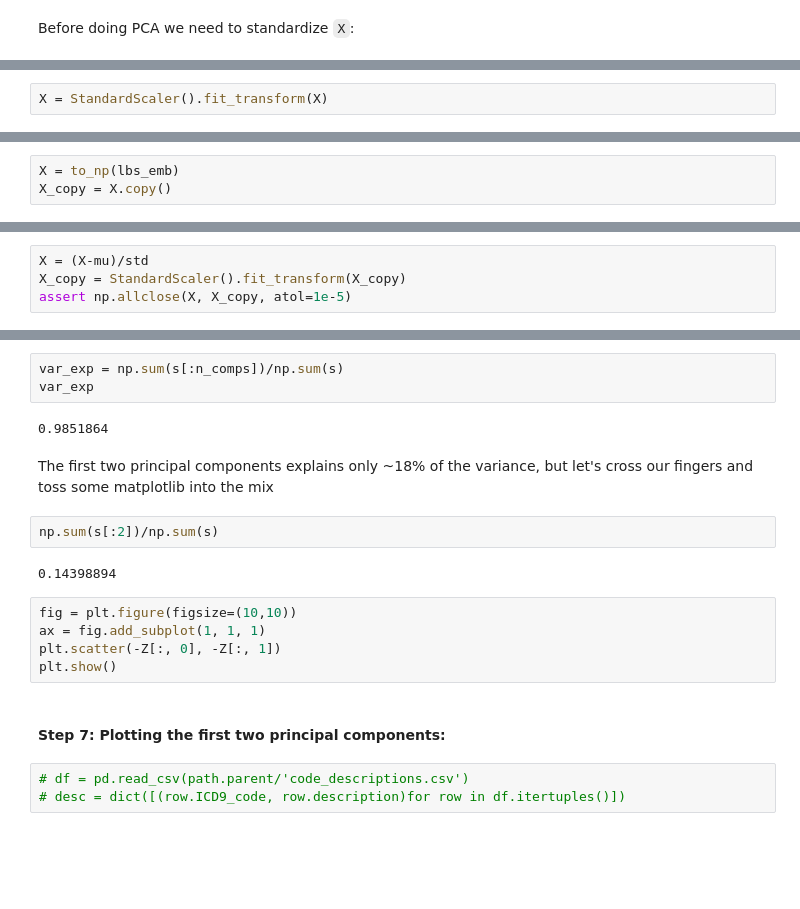
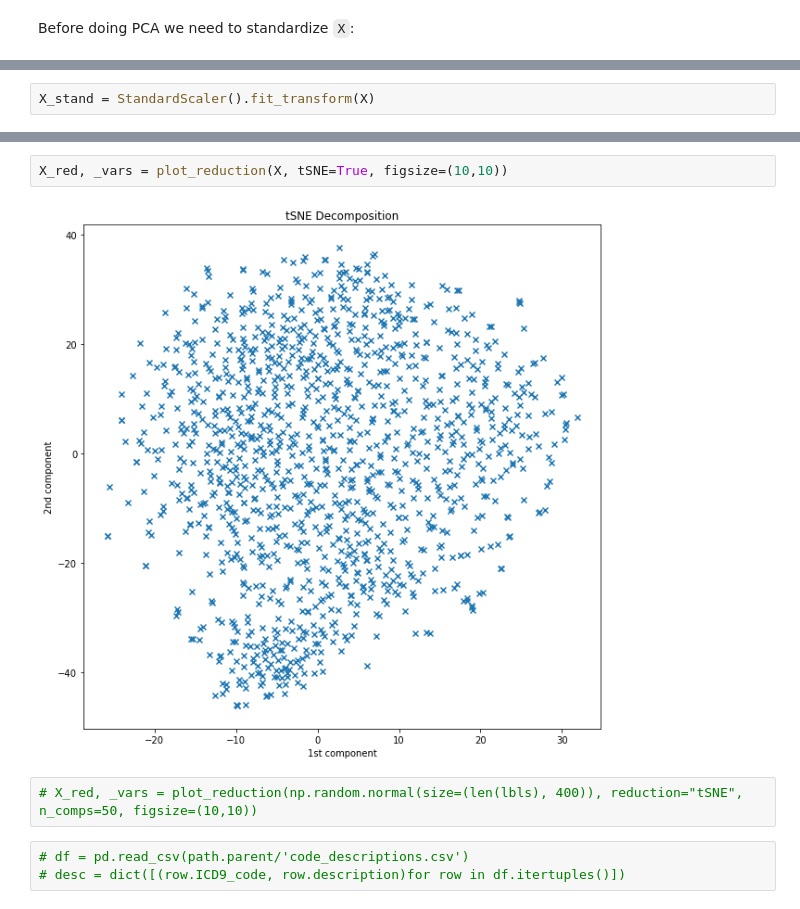
Before and after one commit to debjyotiSRoy/xcube_old, a Jupyter notebook: nbs/examples/mimic/sample/mimic3-9k_sample.ipynb, the cells around one changed output, grey strips where cells are left out. Drawn from its saved outputs; the diff is of its cells as text; blank space fills up the shorter version.

```diff
--- a/nbs/examples/mimic/sample/mimic3-9k_sample.ipynb
+++ b/nbs/examples/mimic/sample/mimic3-9k_sample.ipynb
@@ -1260,2 +1086,2 @@ Before doing PCA we need to standardize `X`:
 # %%
-X = StandardScaler().fit_transform(X)
+X_stand = StandardScaler().fit_transform(X)
@@ -1305,3 +1087,0 @@ plt.show()
-# %%
-X = to_np(lbs_emb)
-X_copy = X.copy()
@@ -1316,4 +1087,0 @@ mu.shape, std.shape
-# %%
-X = (X-mu)/std
-X_copy = StandardScaler().fit_transform(X_copy)
-assert np.allclose(X, X_copy, atol=1e-5)
@@ -1359,21 +1088,9 @@ Z = X @ u_red
-# %%
-var_exp = np.sum(s[:n_comps])/np.sum(s)
-var_exp
-# %% [output]
-0.9851864
-# %% [markdown]
-The first two principal components explains only ~18% of the variance, but let's cross our fingers and toss some matplotlib into the mix
-# %%
-np.sum(s[:2])/np.sum(s)
-# %% [output]
-0.14398894
-# %%
-fig = plt.figure(figsize=(10,10))
-ax = fig.add_subplot(1, 1, 1)
-plt.scatter(-Z[:, 0], -Z[:, 1])
-plt.show()
-# %% [markdown]
-#### Step 7: Plotting the first two principal components:
+# %%
+X_red, _vars = plot_reduction(X, tSNE=True, figsize=(10,10))
+# %% [output]
+[figure, added]
+# %%
+# X_red, _vars = plot_reduction(np.random.normal(size=(len(lbls), 400)), reduction="tSNE", n_comps=50, figsize=(10,10))
 # %%
 # df = pd.read_csv(path.parent/'code_descriptions.csv')
 # desc = dict([(row.ICD9_code, row.description)for row in df.itertuples()])
```
Also changed, not shown: parts of 152 cells of this notebook, 1 other file.
